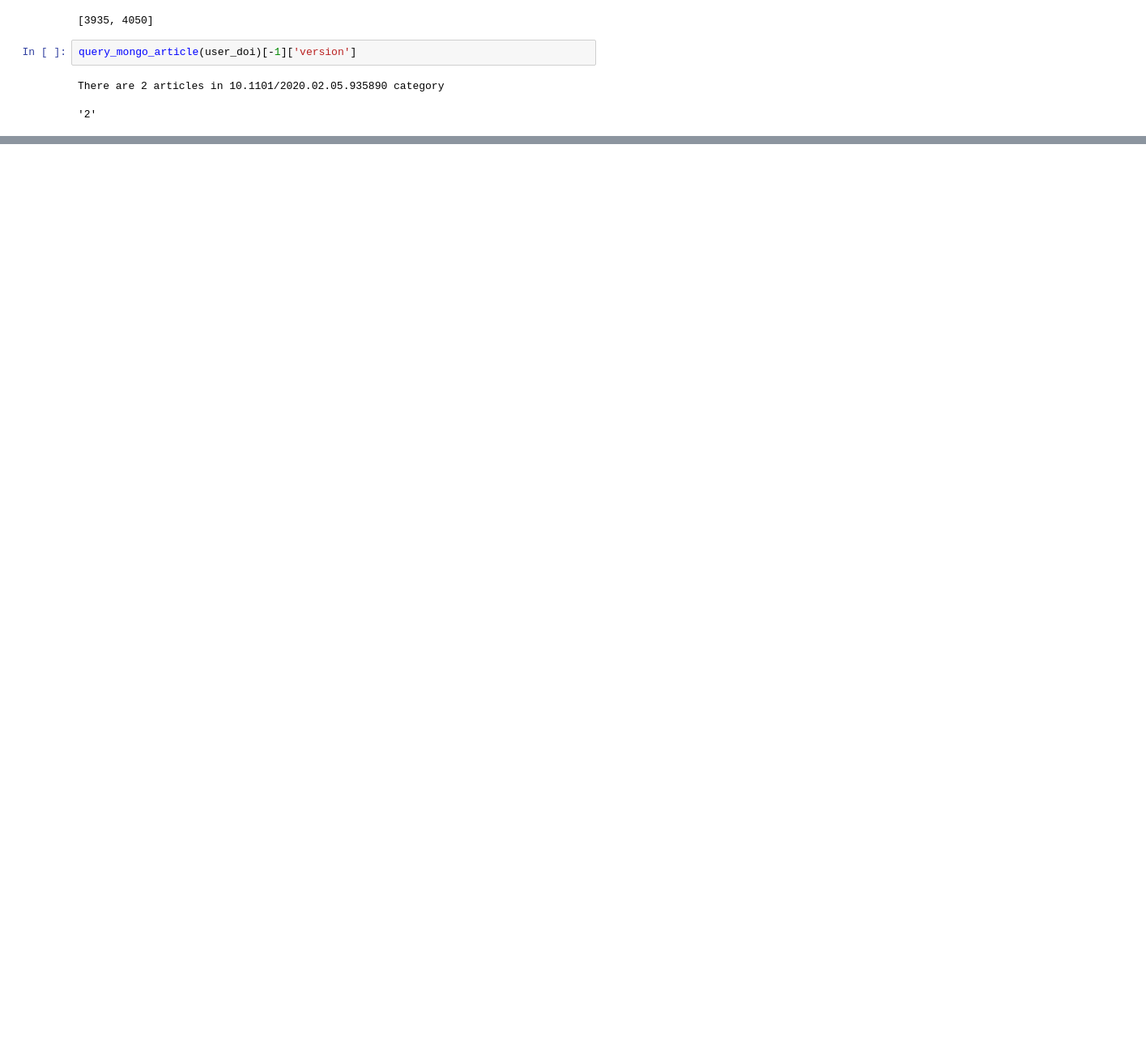
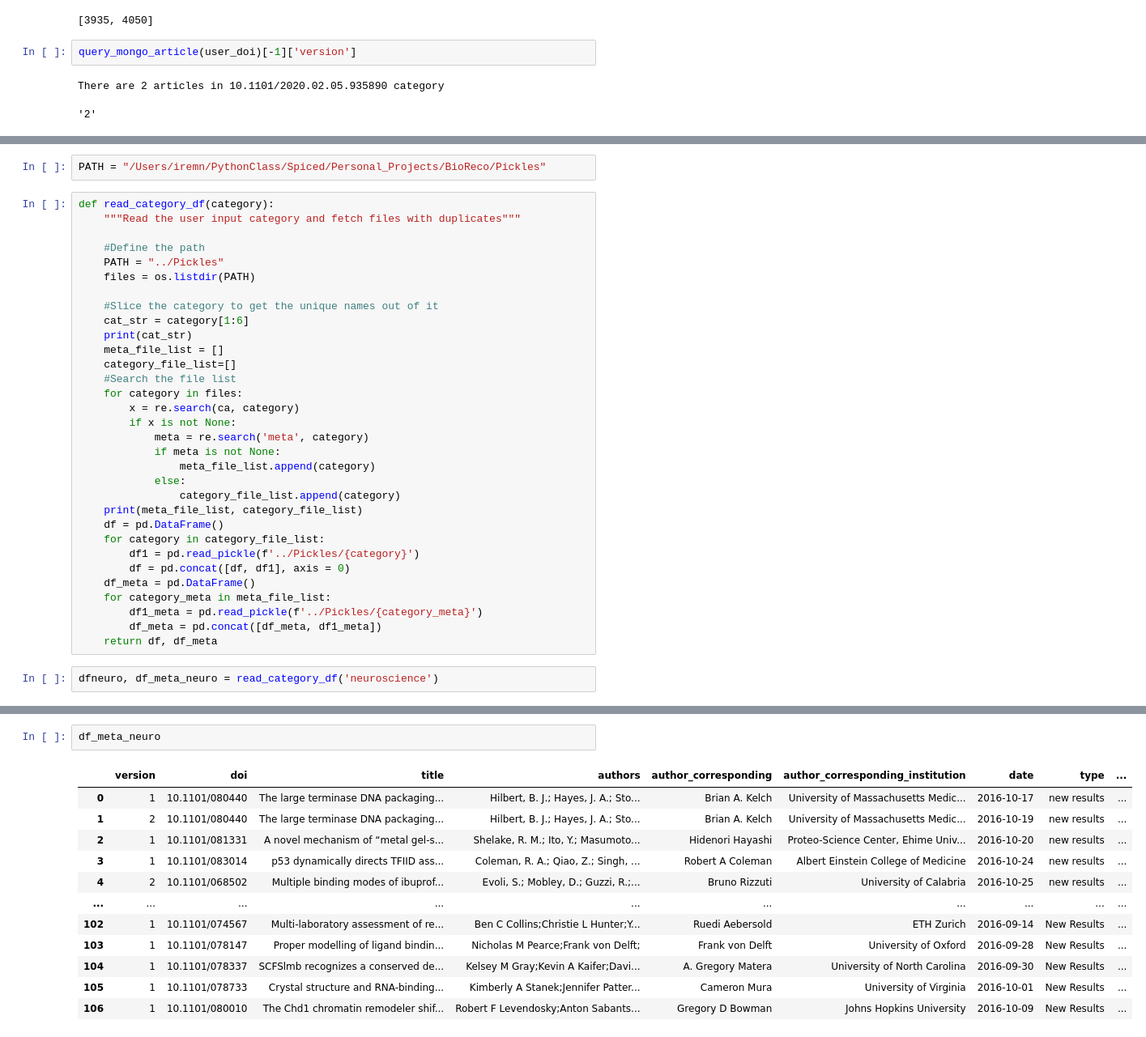
Before and after one commit to iremnasir/BioReco, a Jupyter notebook: scripts/Untitled1.ipynb, the cells around one changed output, grey strips where cells are left out. Shown at 81% size. Cells and saved outputs as stored; diff of their text form; blank space fills up the shorter version.

Commit message:
Taking the category and returning the merged dataframe from read pickles

```diff
--- a/scripts/Untitled1.ipynb
+++ b/scripts/Untitled1.ipynb
@@ -360,0 +384,36 @@ Name: IDPs, Length: 4432, dtype: float64
+# %%
+PATH = "/Users/iremn/PythonClass/Spiced/Personal_Projects/BioReco/Pickles"
+# %%
+def read_category_df(category):
+    """Read the user input category and fetch files with duplicates"""
+
+    #Define the path
+    PATH = "../Pickles"
+    files = os.listdir(PATH)
+
+    #Slice the category to get the unique names out of it
+    cat_str = category[1:6]
+    print(cat_str)
+    meta_file_list = []
+    category_file_list=[]
+    #Search the file list
+    for category in files:
+        x = re.search(ca, category)
+        if x is not None:
+            meta = re.search('meta', category)
+            if meta is not None:
+                meta_file_list.append(category)
+            else:
+                category_file_list.append(category)
+    print(meta_file_list, category_file_list)
+    df = pd.DataFrame()
+    for category in category_file_list:
+        df1 = pd.read_pickle(f'../Pickles/{category}')
+        df = pd.concat([df, df1], axis = 0)
+    df_meta = pd.DataFrame()
+    for category_meta in meta_file_list:
+        df1_meta = pd.read_pickle(f'../Pickles/{category_meta}')
+        df_meta = pd.concat([df_meta, df1_meta])
+    return df, df_meta
+# %%
+dfneuro, df_meta_neuro = read_category_df('neuroscience')
@@ -360,0 +423,15 @@ Name: IDPs, Length: 4432, dtype: float64
+# %%
+df_meta_neuro
+# %% [output]
+|  | version | doi | title | authors | author_corresponding | author_corresponding_institution | date | type | ... |
+| 0 | 1 | 10.1101/080440 | The large terminase DNA packaging... | Hilbert, B. J.; Hayes, J. A.; Sto... | Brian A. Kelch | University of Massachusetts Medic... | 2016-10-17 | new results | ... |
+| 1 | 2 | 10.1101/080440 | The large terminase DNA packaging... | Hilbert, B. J.; Hayes, J. A.; Sto... | Brian A. Kelch | University of Massachusetts Medic... | 2016-10-19 | new results | ... |
+| 2 | 1 | 10.1101/081331 | A novel mechanism of “metal gel-s... | Shelake, R. M.; Ito, Y.; Masumoto... | Hidenori Hayashi | Proteo-Science Center, Ehime Univ... | 2016-10-20 | new results | ... |
+| 3 | 1 | 10.1101/083014 | p53 dynamically directs TFIID ass... | Coleman, R. A.; Qiao, Z.; Singh, ... | Robert A Coleman | Albert Einstein College of Medicine | 2016-10-24 | new results | ... |
+| 4 | 2 | 10.1101/068502 | Multiple binding modes of ibuprof... | Evoli, S.; Mobley, D.; Guzzi, R.;... | Bruno Rizzuti | University of Calabria | 2016-10-25 | new results | ... |
+| ... | ... | ... | ... | ... | ... | ... | ... | ... | ... |
+| 102 | 1 | 10.1101/074567 | Multi-laboratory assessment of re... | Ben C Collins;Christie L Hunter;Y... | Ruedi Aebersold | ETH Zurich | 2016-09-14 | New Results | ... |
+| 103 | 1 | 10.1101/078147 | Proper modelling of ligand bindin... | Nicholas M Pearce;Frank von Delft; | Frank von Delft | University of Oxford | 2016-09-28 | New Results | ... |
+| 104 | 1 | 10.1101/078337 | SCFSlmb recognizes a conserved de... | Kelsey M Gray;Kevin A Kaifer;Davi... | A. Gregory Matera | University of North Carolina | 2016-09-30 | New Results | ... |
+| 105 | 1 | 10.1101/078733 | Crystal structure and RNA-binding... | Kimberly A Stanek;Jennifer Patter... | Cameron Mura | University of Virginia | 2016-10-01 | New Results | ... |
+| 106 | 1 | 10.1101/080010 | The Chd1 chromatin remodeler shif... | Robert F Levendosky;Anton Sabants... | Gregory D Bowman | Johns Hopkins University | 2016-10-09 | New Results | ... |
```
Also changed, not shown: parts of 13 cells of this notebook, 2 other files.
